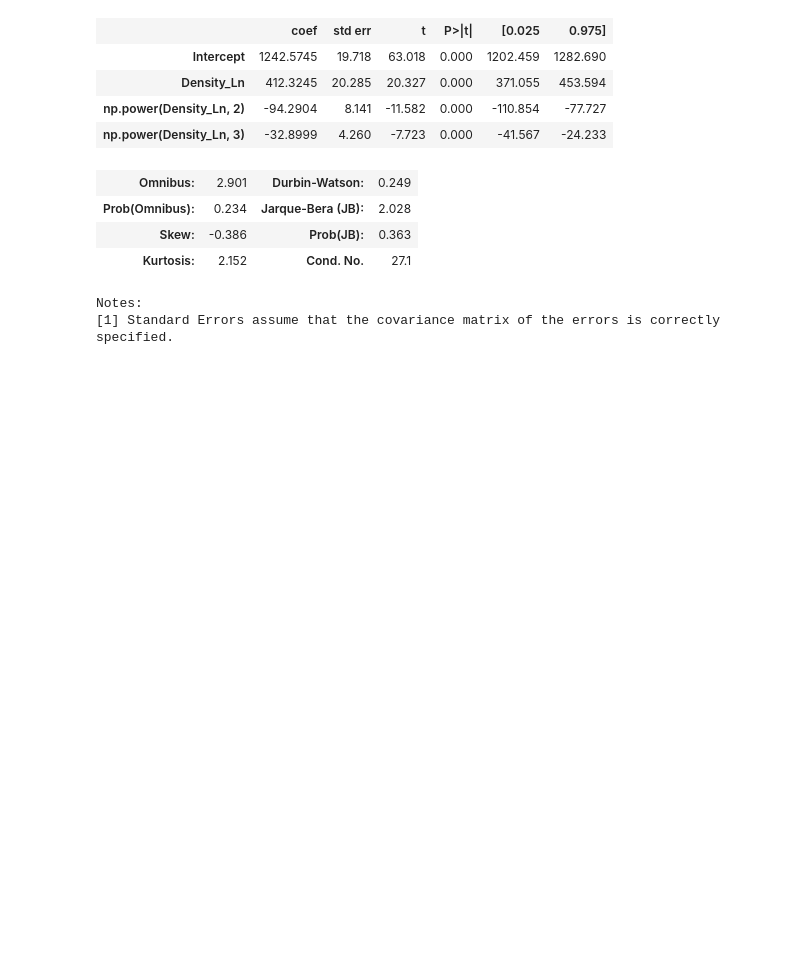
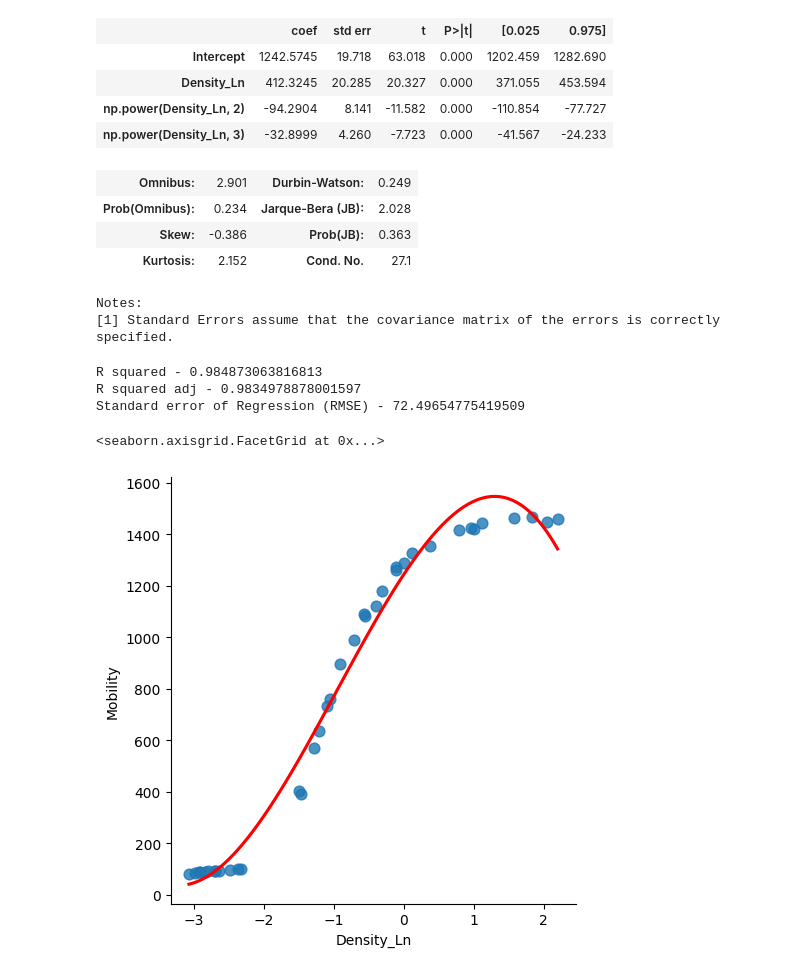
Before and after one commit to heenahussain2/Learning_ML, a Jupyter notebook: Stats_for_Data_Science/Ch-04_Regression_and_Prediction/4_Fitting_Curvature.ipynb, the cells around one changed output. Cells and saved outputs as stored; diff of their text form; code cells hidden in the pictures; blank space fills up the shorter version.

Commit message:
Curve fitting plot

```diff
--- a/Stats_for_Data_Science/Ch-04_Regression_and_Prediction/4_Fitting_Curvature.ipynb
+++ b/Stats_for_Data_Science/Ch-04_Regression_and_Prediction/4_Fitting_Curvature.ipynb
@@ -535,3 +535,23 @@ OLS Regression Results
 | Kurtosis: | 2.152 | Cond. No. | 27.1 |
 Notes:
 [1] Standard Errors assume that the covariance matrix of the errors is correctly specified.
+# %%
+print(f"R squared - {e_mobility_cubic_model.rsquared}")
+print(f"R squared adj - {e_mobility_cubic_model.rsquared_adj}")
+print(f"Standard error of Regression (RMSE) - {np.sqrt(e_mobility_cubic_model.mse_resid)}")
+# %% [output]
+R squared - 0.984873063816813
+R squared adj - 0.9834978878001597
+Standard error of Regression (RMSE) - 72.49654775419509
+# %%
+# Fitted line plot
+sns.lmplot(electron_mobility_df,
+           x="Density_Ln",
+           y="Mobility",
+           order=3,
+           ci=None, # confidence interval
+           scatter_kws={"s": 60},
+           line_kws={'color': 'red'})
+# %% [output]
+<seaborn.axisgrid.FacetGrid at 0x...>
+[figure, added]
```
Also changed, not shown: parts of 2 cells of this notebook.
